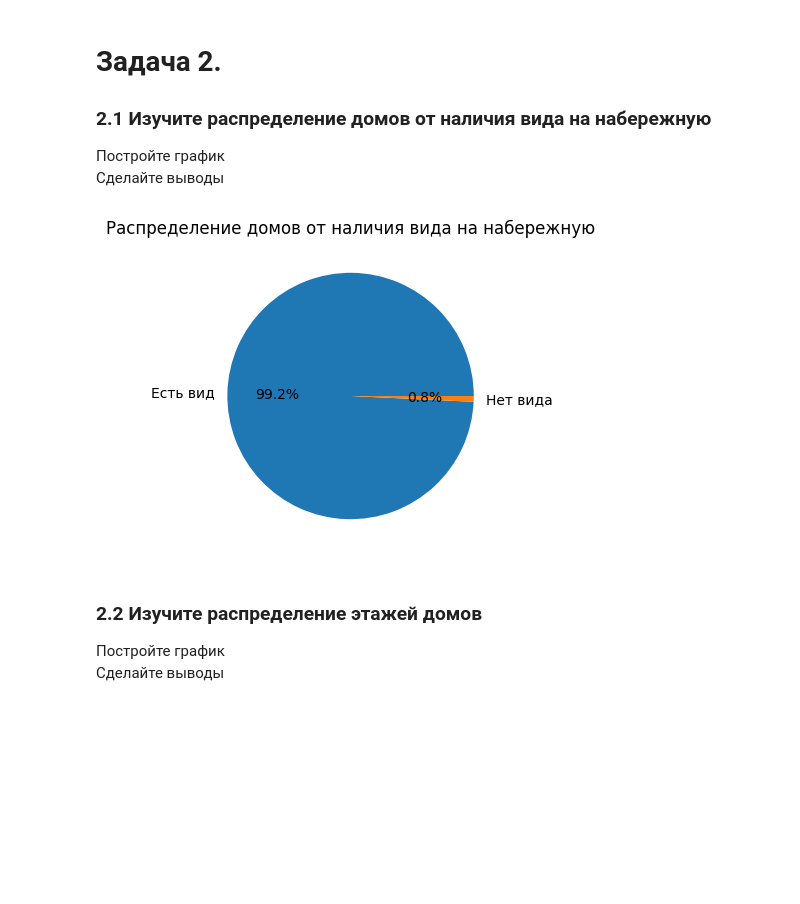
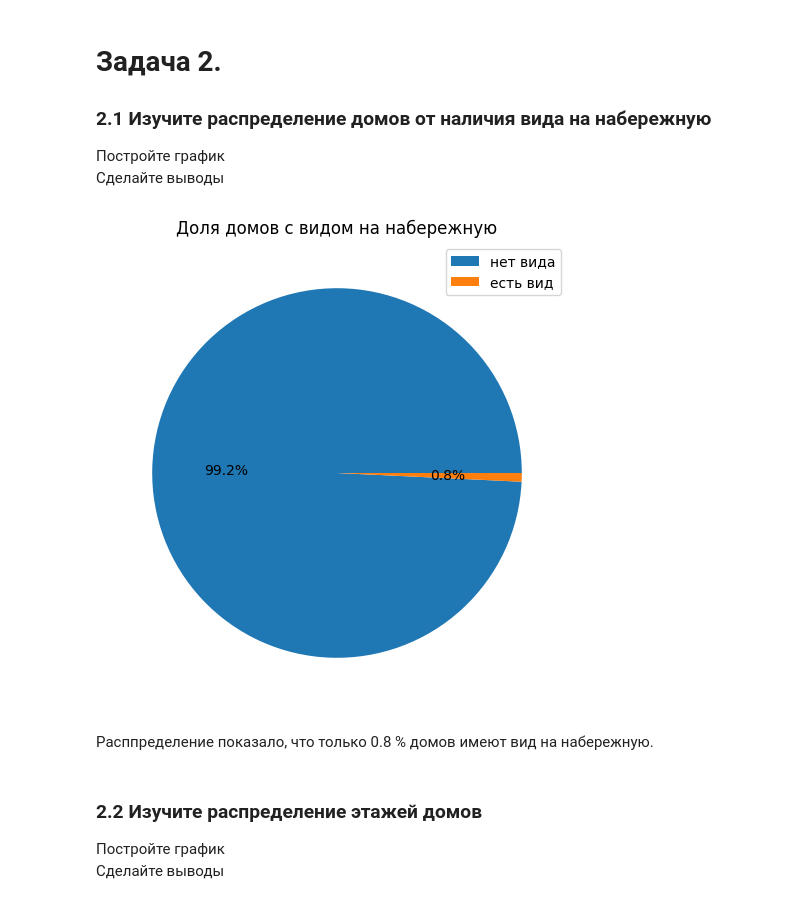
Before and after one commit to MaryVecherik/Python-analyst-seminars-and-homework, a Jupyter notebook: seminar4/homework.ipynb, the cells around one changed output. Drawn from its saved outputs; the diff is of its cells as text; code cells hidden in the pictures; blank space fills up the shorter version.

```diff
--- a/seminar4/homework.ipynb
+++ b/seminar4/homework.ipynb
@@ -70,15 +76,17 @@ plt.ylabel('Кол-во домов');
 Постройте график\
 Сделайте выводы
 # %%
-plt.figure(figsize=(6, 4))
+plt.figure(figsize=(8, 6))
 
 memory = df['waterfront'].value_counts()
-values = memory.values
 
-plt.pie(values, autopct='%1.1f%%', labels=['Есть вид', 'Нет вида'])
-plt.title('Распределение домов от наличия вида на набережную');
+plt.pie(memory, autopct='%1.1f%%')
+plt.title('Доля домов с видом на набережную')
+plt.legend(['нет вида', 'есть вид']);
 # %% [output]
-[figure, old version]
+[figure, new version]
+# %% [markdown]
+Расппределение показало, что только 0.8 % домов имеют вид на набережную.
 # %% [markdown]
 ### 2.2 Изучите распределение этажей домов
 Постройте график\
```
Also changed, not shown: parts of 15 cells of this notebook.
